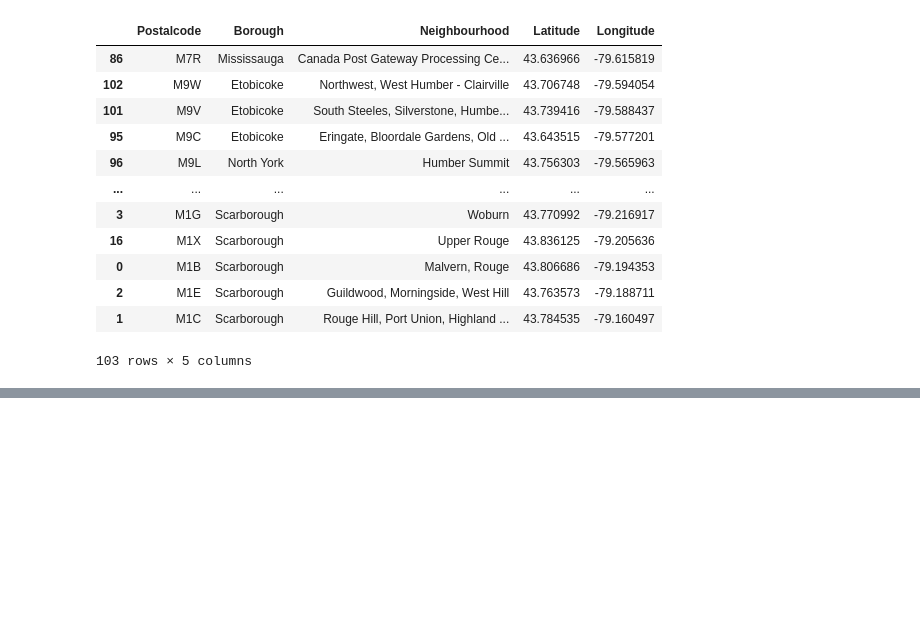
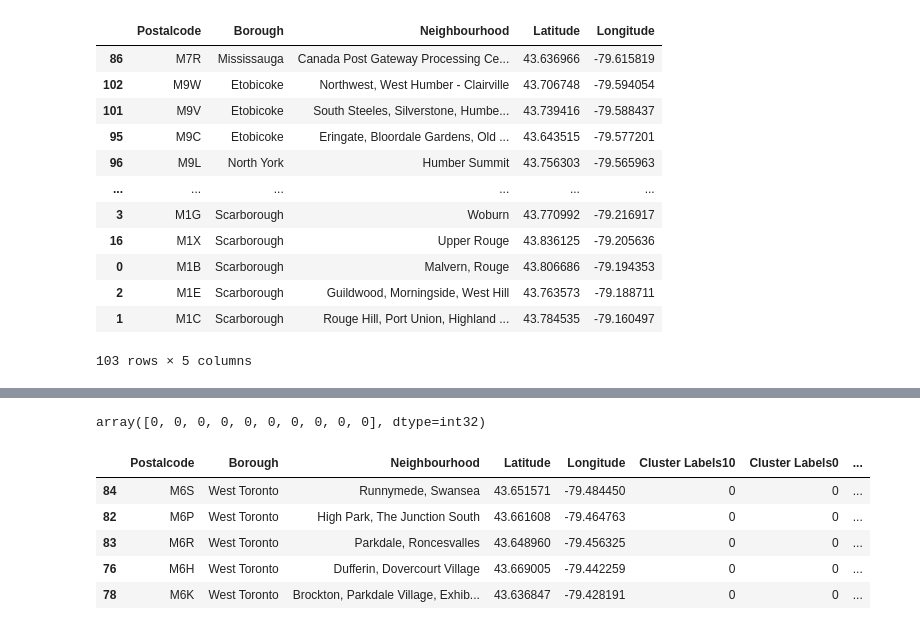
Before and after one commit to bamiller821/Coursera_Capstone, a Jupyter notebook: Foursquare API.ipynb, the cells around one changed output, grey strips where cells are left out. Drawn from its saved outputs; the diff is of its cells as text; code cells hidden in the pictures; blank space fills up the shorter version.

```diff
--- a/Foursquare API.ipynb
+++ b/Foursquare API.ipynb
@@ -152,0 +291,21 @@ dfcan
+# %%
+num_top_venues = 10
+
+indicators = ['st', 'nd', 'rd']
+
+# create columns according to number of top venues
+columns = ['Neighbourhood']
+for ind in np.arange(num_top_venues):
+    try:
+        columns.append('{}{} Most Common Venue'.format(ind+1, indicators[ind]))
+    except:
+        columns.append('{}th Most Common Venue'.format(ind+1))
+
+# create a new dataframe
+neighborhoods_venues_sorted = pd.DataFrame(columns=columns)
+neighborhoods_venues_sorted['Neighbourhood'] = dftoronto_grouped['Neighbourhood']
+
+for ind in np.arange(dftoronto_grouped.shape[0]):
+    neighborhoods_venues_sorted.iloc[ind, 1:] = return_most_common_venues(dftoronto_grouped.iloc[ind, :], num_top_venues)
+
+neighborhoods_venues_sorted.head()
@@ -152,0 +319,32 @@ dfcan
+# %%
+from sklearn.cluster import KMeans
+# set number of clusters
+kclusters = 5
+
+dftoronto_grouped_clustering = dftoronto_grouped.drop('Neighbourhood', 1)
+
+# run k-means clustering
+kmeans = KMeans(n_clusters=kclusters, random_state=0).fit(dftoronto_grouped_clustering)
+
+# check cluster labels generated for each row in the dataframe
+kmeans.labels_[0:10]
+# %% [output]
+array([0, 0, 0, 0, 0, 0, 0, 0, 0, 0], dtype=int32)
+# %%
+
+# add clustering labels
+neighborhoods_venues_sorted.insert(0, 'Cluster Labels10', kmeans.labels_)
+
+dftoronto_merged = dftoronto
+
+# merge toronto_grouped with toronto_data to add latitude/longitude for each neighborhood
+dftoronto_merged = dftoronto_merged.join(neighborhoods_venues_sorted.set_index('Neighbourhood'), on='Neighbourhood')
+
+dftoronto_merged.head()
+# %% [output]
+|  | Postalcode | Borough | Neighbourhood | Latitude | Longitude | Cluster Labels10 | Cluster Labels0 | ... |
+| 84 | M6S | West Toronto | Runnymede, Swansea | 43.651571 | -79.484450 | 0 | 0 | ... |
+| 82 | M6P | West Toronto | High Park, The Junction South | 43.661608 | -79.464763 | 0 | 0 | ... |
+| 83 | M6R | West Toronto | Parkdale, Roncesvalles | 43.648960 | -79.456325 | 0 | 0 | ... |
+| 76 | M6H | West Toronto | Dufferin, Dovercourt Village | 43.669005 | -79.442259 | 0 | 0 | ... |
+| 78 | M6K | West Toronto | Brockton, Parkdale Village, Exhib... | 43.636847 | -79.428191 | 0 | 0 | ... |
```
Also changed, not shown: parts of 18 cells of this notebook.
